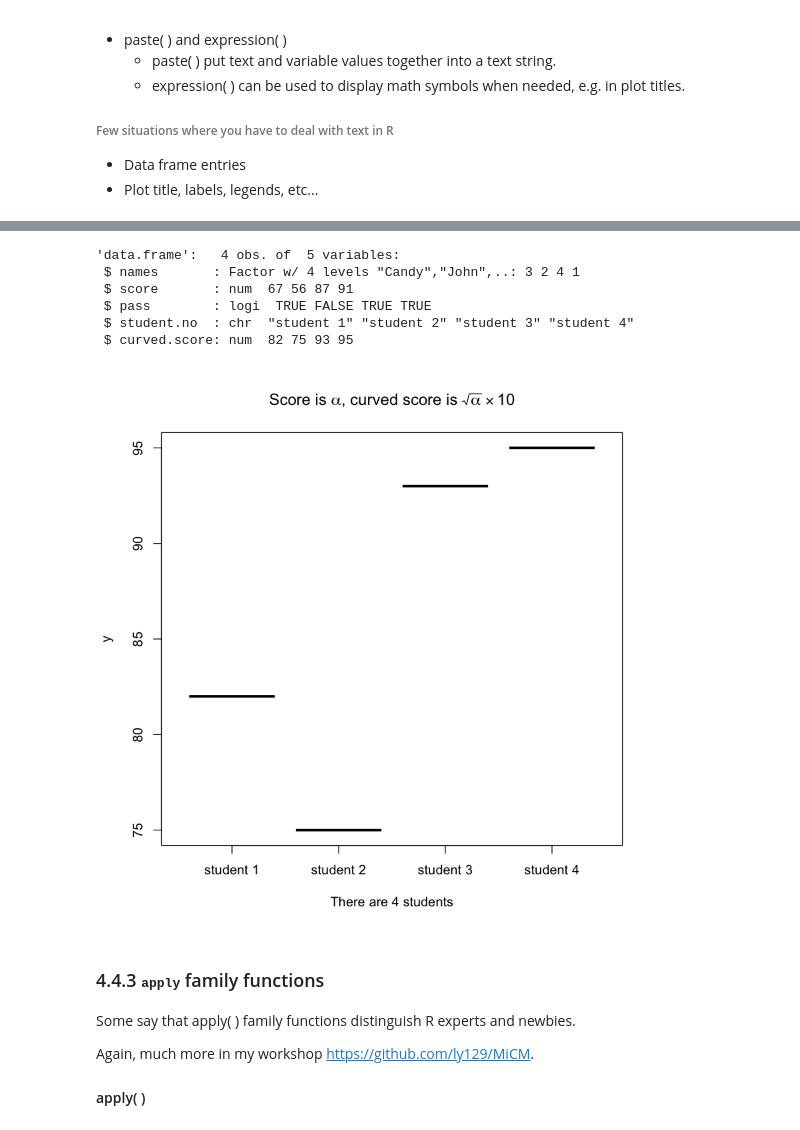
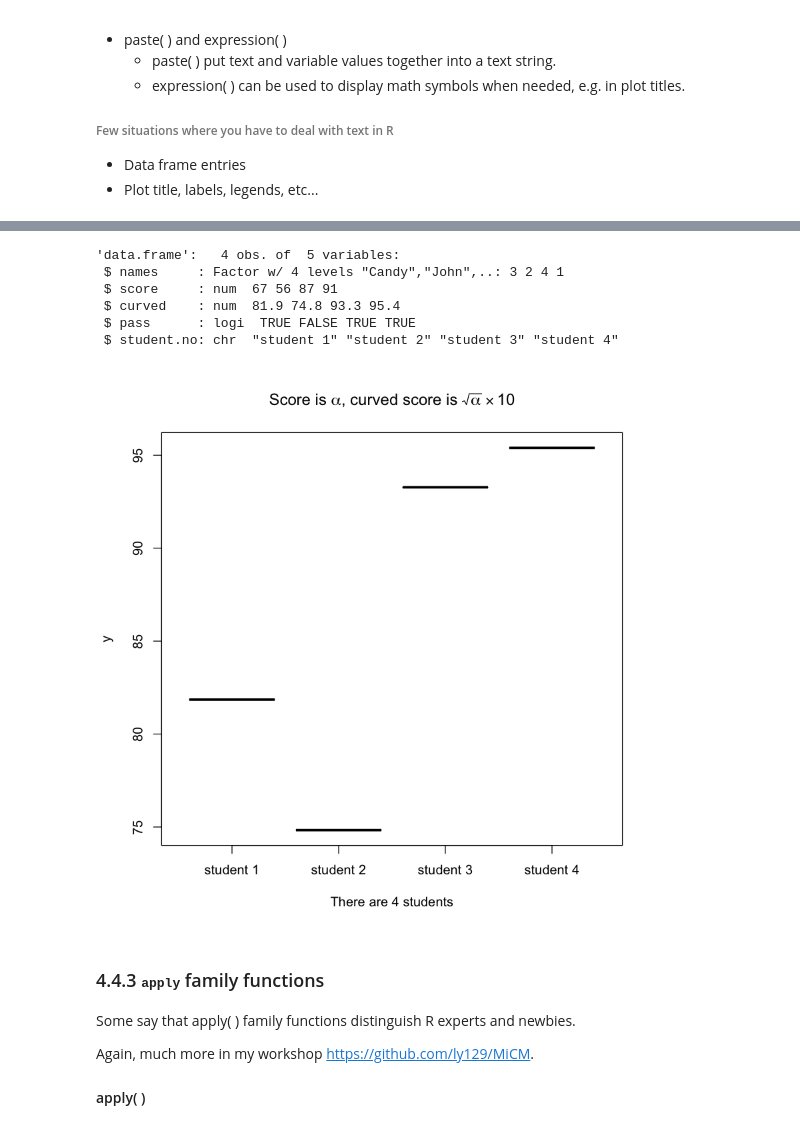
Before and after one commit to ly129/EPIB613_2019, a Jupyter notebook: Lecture4.ipynb, the cells around one changed output, grey strips where cells are left out. Drawn from its saved outputs; the diff is of its cells as text; code cells hidden in the pictures.

```diff
--- a/Lecture4.ipynb
+++ b/Lecture4.ipynb
@@ -23,3 +23,8 @@ A data.frame: 4 × 2
 | John | 56 |
 | Mark | 87 |
 | Candy | 91 |
+# %%
+for (i in 1:4) {
+    df$curved[i] <- sqrt(df$score[i])*10
+}
+df
@@ -112,2 +128,17 @@ i <- 0
 # %% [markdown]
 ###### Exercise: use the repeat loop to calculate 9 %% 2 and 9 %/% 2.
+# %%
+i <- 0
+y <- 9
+x <- 2
+
+repeat {
+    # The operation
+    y <- y - x
+    i <- i + 1
+    # Stop criteria
+    if (y<x) {
+        break
+    }
+}
+i; y
@@ -281,24 +358,21 @@ signif(3.14159, 3)
+# %%
+str(df)
+# %% [output]
+'data.frame':   4 obs. of  5 variables:
+ $ names     : Factor w/ 4 levels "Candy","John",..: 3 2 4 1
+ $ score     : num  67 56 87 91
+ $ curved    : num  81.9 74.8 93.3 95.4
+ $ pass      : logi  TRUE FALSE TRUE TRUE
+ $ student.no: chr  "student 1" "student 2" "student 3" "student 4"
 # %%
-for (i in 1:4){
-    df$student.no[i] <- paste("student", i)
-    df$curved.score[i] <- round(sqrt(df$score[i]) * 10)
-}
-str(df)
-
 n <- nrow(df)
-plot(as.factor(df$student.no), df$curved.score,
+plot(as.factor(df$student.no), df$curved,
      # Math symbols in text
      main = expression(paste("Score is ", alpha, ", curved score is ", sqrt(alpha)%*%10)),
      # Variable value in text
      xlab = paste("There are", n, "students"))
 # %% [output]
-'data.frame':   4 obs. of  5 variables:
- $ names       : Factor w/ 4 levels "Candy","John",..: 3 2 4 1
- $ score       : num  67 56 87 91
- $ pass        : logi  TRUE FALSE TRUE TRUE
- $ student.no  : chr  "student 1" "student 2" "student 3" "student 4"
- $ curved.score: num  82 75 93 95
-[figure, old version]
+[figure, new version]
 # %% [markdown]
 ### 4.4.3 <tt>apply</tt> family functions
 Some say that apply( ) family functions distinguish R experts and newbies.
```
Also changed, not shown: parts of 50 cells of this notebook, 2 other files.
